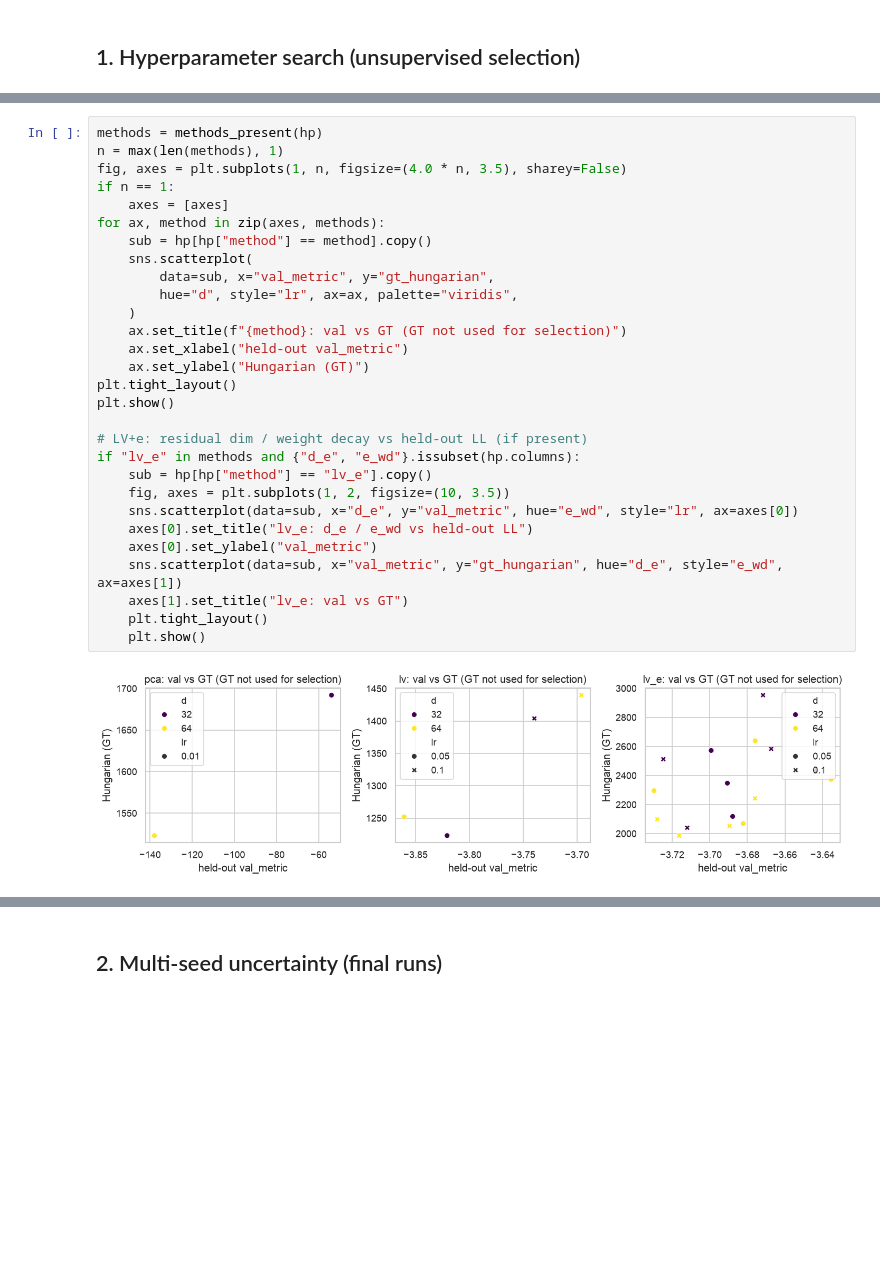
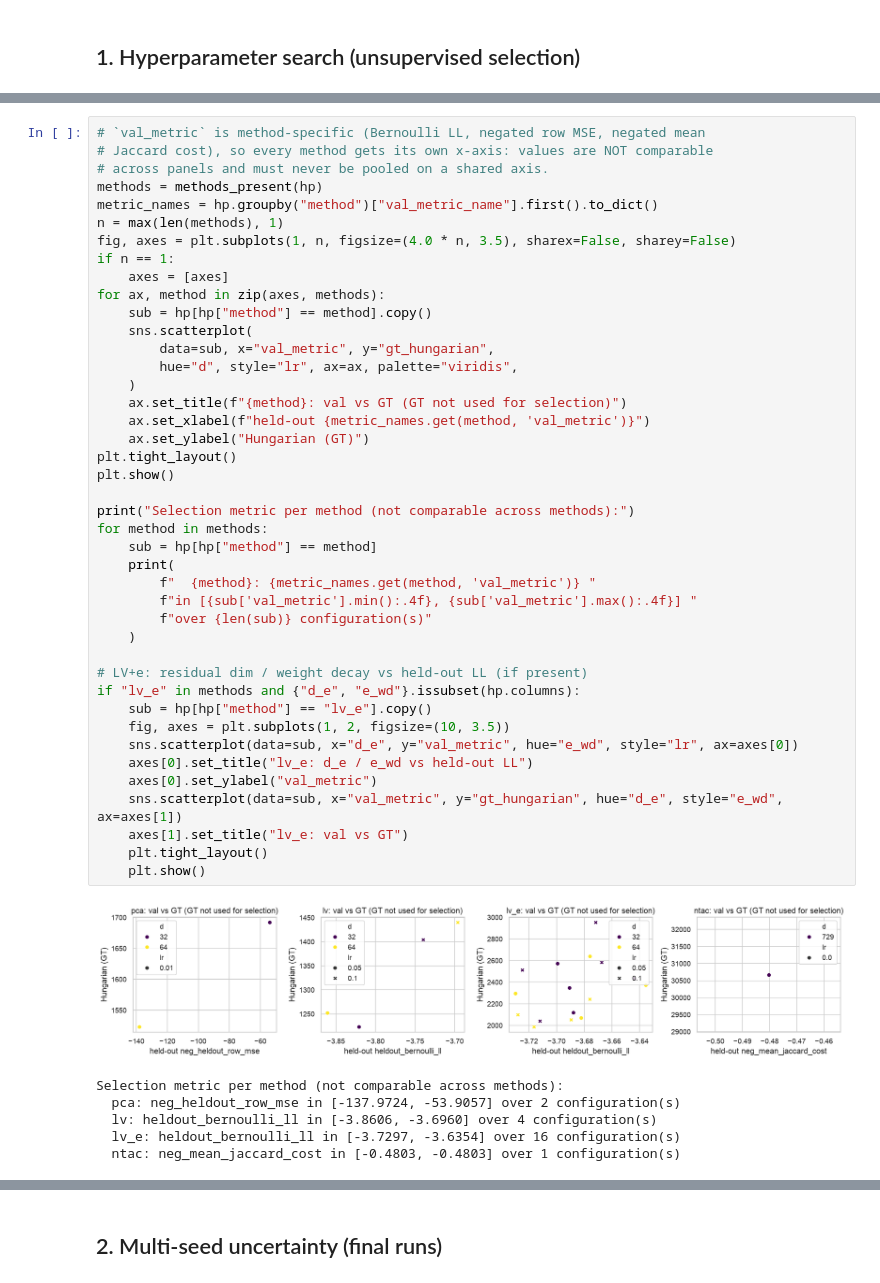
Before and after one commit to kyunghyuncho/flywrite-cell-types, a Jupyter notebook: inspect_sweep_results.ipynb, the cells around one changed output, grey strips where cells are left out. Saved outputs shown, nothing was run; the diff lists cells and outputs as text; blank space fills up the shorter version.

```diff
--- a/inspect_sweep_results.ipynb
+++ b/inspect_sweep_results.ipynb
@@ -69,34 +73,52 @@ Selected by val_metric:
 # %%
+# `val_metric` is method-specific (Bernoulli LL, negated row MSE, negated mean
+# Jaccard cost), so every method gets its own x-axis: values are NOT comparable
+# across panels and must never be pooled on a shared axis.
 methods = methods_present(hp)
+metric_names = hp.groupby("method")["val_metric_name"].first().to_dict()
 n = max(len(methods), 1)
-fig, axes = plt.subplots(1, n, figsize=(4.0 * n, 3.5), sharey=False)
+fig, axes = plt.subplots(1, n, figsize=(4.0 * n, 3.5), sharex=False, sharey=False)
 if n == 1:
     axes = [axes]
 for ax, method in zip(axes, methods):
     sub = hp[hp["method"] == method].copy()
     sns.scatterplot(
         data=sub, x="val_metric", y="gt_hungarian",
         hue="d", style="lr", ax=ax, palette="viridis",
     )
     ax.set_title(f"{method}: val vs GT (GT not used for selection)")
-    ax.set_xlabel("held-out val_metric")
+    ax.set_xlabel(f"held-out {metric_names.get(method, 'val_metric')}")
     ax.set_ylabel("Hungarian (GT)")
 plt.tight_layout()
 plt.show()
+
+print("Selection metric per method (not comparable across methods):")
+for method in methods:
+    sub = hp[hp["method"] == method]
+    print(
+        f"  {method}: {metric_names.get(method, 'val_metric')} "
+        f"in [{sub['val_metric'].min():.4f}, {sub['val_metric'].max():.4f}] "
+        f"over {len(sub)} configuration(s)"
+    )
 
 # LV+e: residual dim / weight decay vs held-out LL (if present)
 if "lv_e" in methods and {"d_e", "e_wd"}.issubset(hp.columns):
     sub = hp[hp["method"] == "lv_e"].copy()
     fig, axes = plt.subplots(1, 2, figsize=(10, 3.5))
     sns.scatterplot(data=sub, x="d_e", y="val_metric", hue="e_wd", style="lr", ax=axes[0])
     axes[0].set_title("lv_e: d_e / e_wd vs held-out LL")
     axes[0].set_ylabel("val_metric")
     sns.scatterplot(data=sub, x="val_metric", y="gt_hungarian", hue="d_e", style="e_wd", ax=axes[1])
     axes[1].set_title("lv_e: val vs GT")
     plt.tight_layout()
     plt.show()
 # %% [output]
-[figure, old version]
+[figure, new version]
+Selection metric per method (not comparable across methods):
+  pca: neg_heldout_row_mse in [-137.9724, -53.9057] over 2 configuration(s)
+  lv: heldout_bernoulli_ll in [-3.8606, -3.6960] over 4 configuration(s)
+  lv_e: heldout_bernoulli_ll in [-3.7297, -3.6354] over 16 configuration(s)
+  ntac: neg_mean_jaccard_cost in [-0.4803, -0.4803] over 1 configuration(s)
 [figure]
 # %% [markdown]
 ## 2. Multi-seed uncertainty (final runs)
```
Also changed, not shown: parts of 4 cells of this notebook, 5 other files.
